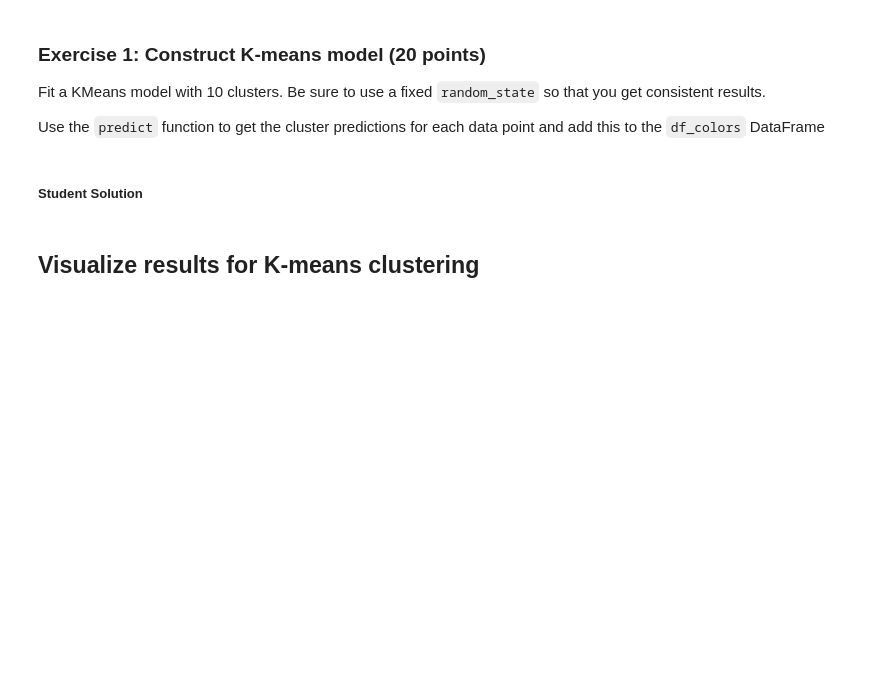
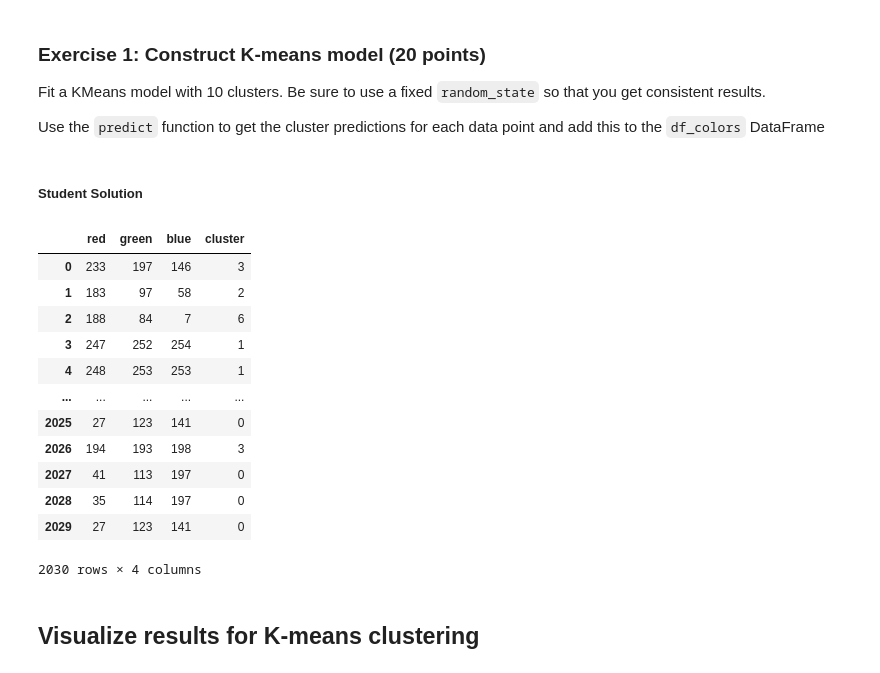
Before and after one commit to davidsolow/w207_applied_machine_learning, a Jupyter notebook: Homeworks/08_Kmeans_Clustering.ipynb, the cells around one changed output. Saved outputs shown, nothing was run; the diff lists cells and outputs as text; code cells hidden in the pictures; blank space fills up the shorter version.

```diff
--- a/Homeworks/08_Kmeans_Clustering.ipynb
+++ b/Homeworks/08_Kmeans_Clustering.ipynb
@@ -88,21 +109,36 @@ Use the `predict` function to get the cluster predictions for each data point an
 # %%
 n_clusters = 10
 random_state = 10  # makes sure you get the same results each time
 
 ## get np array for RBG values
 X = np.array(df_colors.values)
 
 
 def fit_kmeans(X, n_clusters, random_state):
   ## YOUR CODE HERE ##
-  model = None
+  model = KMeans(n_clusters=n_clusters, random_state=random_state)
+  model.fit(X)
   return model
 
 model = fit_kmeans(X, n_clusters, random_state)
 
 ## get cluster prediction and add to DataFrame
 df_colors['cluster'] = model.predict(X)
 df_colors
+# %% [output]
+|  | red | green | blue | cluster |
+| 0 | 233 | 197 | 146 | 3 |
+| 1 | 183 | 97 | 58 | 2 |
+| 2 | 188 | 84 | 7 | 6 |
+| 3 | 247 | 252 | 254 | 1 |
+| 4 | 248 | 253 | 253 | 1 |
+| ... | ... | ... | ... | ... |
+| 2025 | 27 | 123 | 141 | 0 |
+| 2026 | 194 | 193 | 198 | 3 |
+| 2027 | 41 | 113 | 197 | 0 |
+| 2028 | 35 | 114 | 197 | 0 |
+| 2029 | 27 | 123 | 141 | 0 |
+2030 rows × 4 columns
 # %% [markdown]
 ## Visualize results for K-means clustering
 # %% [markdown]
```
Also changed, not shown: parts of 13 cells of this notebook.
